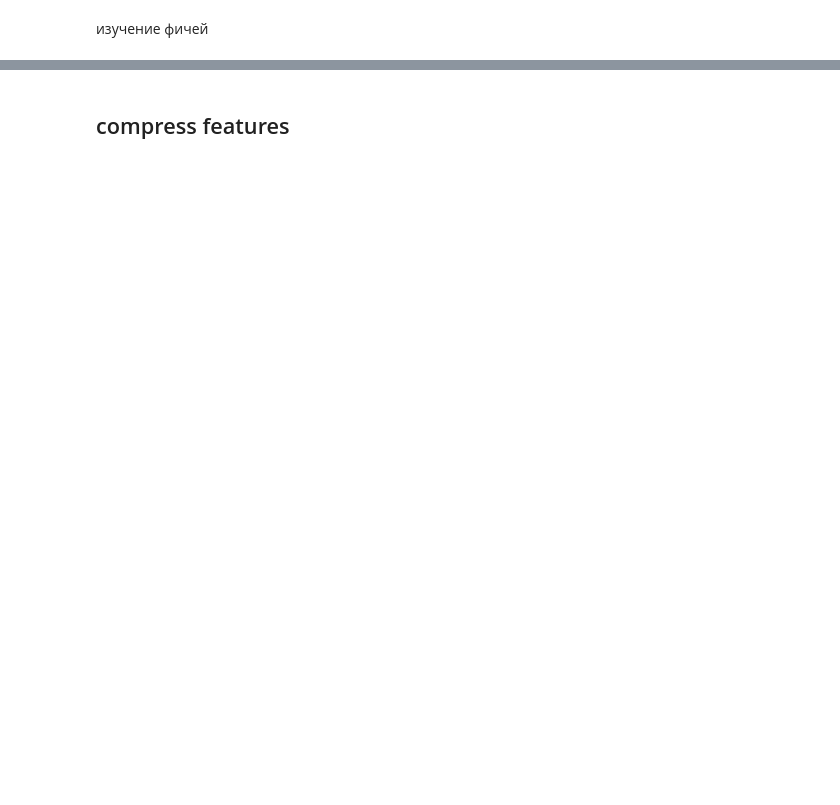
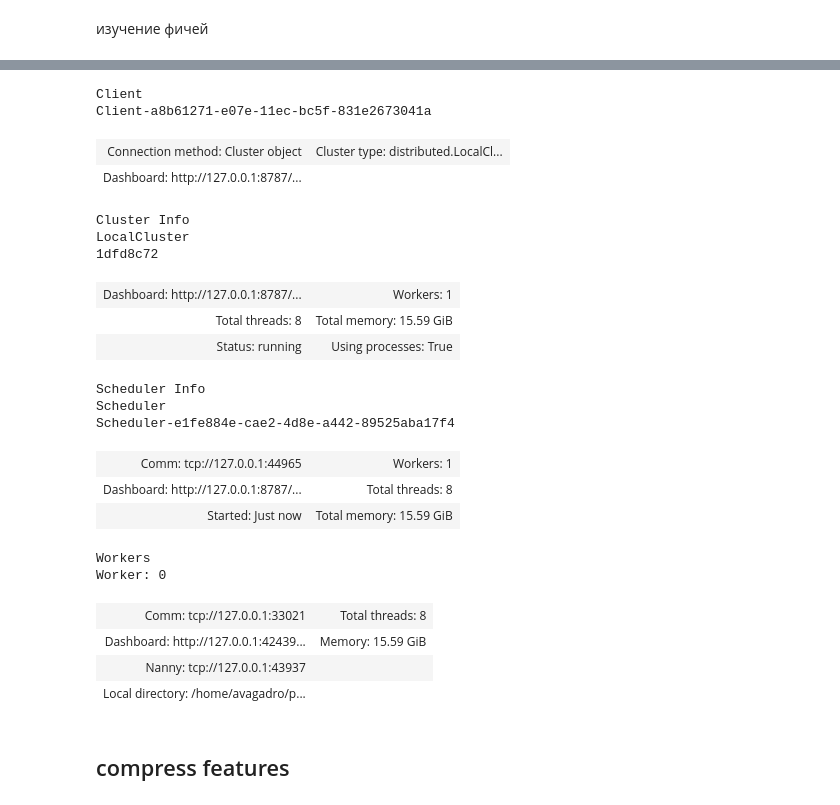
Before and after one commit to j2cry/gb_megafon, a Jupyter notebook: research/features.ipynb, the cells around one changed output, grey strips where cells are left out. Saved outputs shown, nothing was run; the diff lists cells and outputs as text; code cells hidden in the pictures; blank space fills up the shorter version.

```diff
--- a/research/features.ipynb
+++ b/research/features.ipynb
@@ -17,3 +17,7 @@ from common import trim_memory
 
 from dask_ml.decomposition import PCA
 from sklearn.cluster import KMeans
+# %%
+client = Client(n_workers=1)
+client
+# %% [output]
@@ -20,3 +25,25 @@ from sklearn.cluster import KMeans
+Client
+Client-a8b61271-e07e-11ec-bc5f-831e2673041a
+| Connection method: Cluster object | Cluster type: distributed.LocalCl... |
+| Dashboard: http://127.0.0.1:8787/... |  |
+Cluster Info
+LocalCluster
+1dfd8c72
+| Dashboard: http://127.0.0.1:8787/... | Workers: 1 |
+| Total threads: 8 | Total memory: 15.59 GiB |
+| Status: running | Using processes: True |
+Scheduler Info
+Scheduler
+Scheduler-e1fe884e-cae2-4d8e-a442-89525aba17f4
+| Comm: tcp://127.0.0.1:44965 | Workers: 1 |
+| Dashboard: http://127.0.0.1:8787/... | Total threads: 8 |
+| Started: Just now | Total memory: 15.59 GiB |
+Workers
+Worker: 0
+| Comm: tcp://127.0.0.1:33021 | Total threads: 8 |
+| Dashboard: http://127.0.0.1:42439... | Memory: 15.59 GiB |
+| Nanny: tcp://127.0.0.1:43937 |  |
+| Local directory: /home/avagadro/p... |  |
 # %% [markdown]
 ## compress features
 # %%
```
Also changed, not shown: parts of 8 cells of this notebook, 17 other files.
